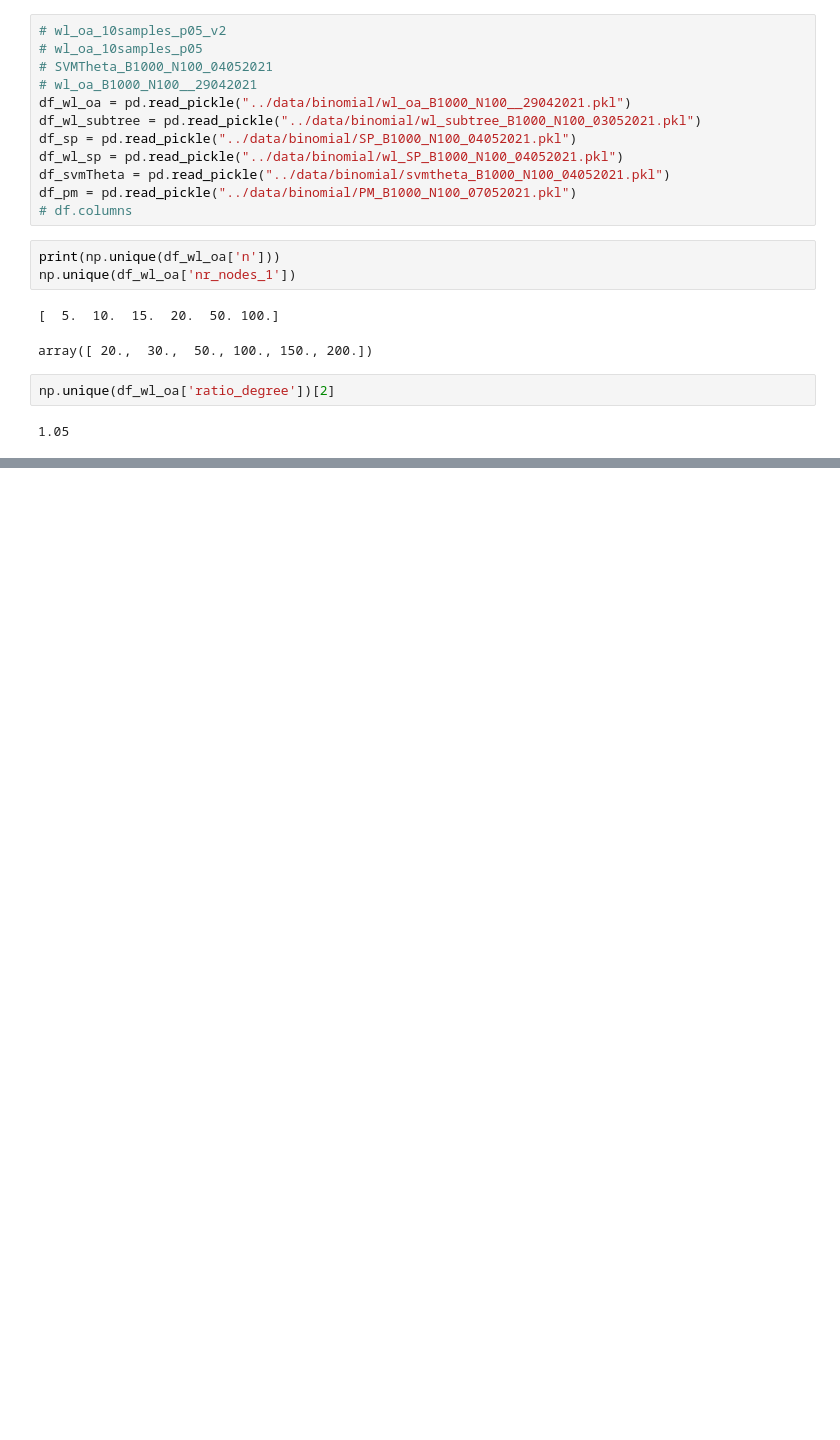
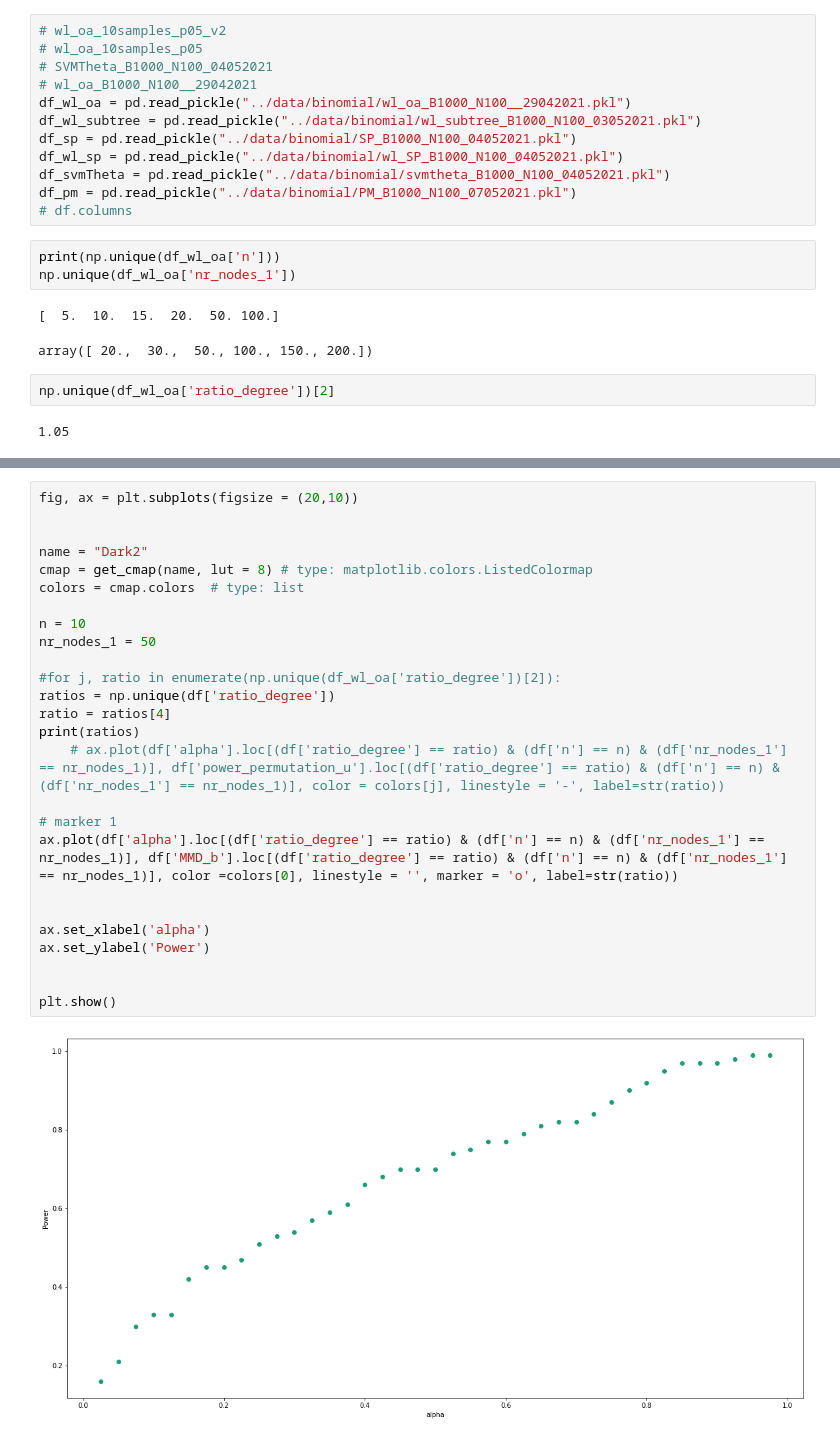
Before and after one commit to ragnarlevi/GTST, a Jupyter notebook: GraphMMDExperiments/BinomialGraphsVisual.ipynb, the cells around one changed output, grey strips where cells are left out. Saved outputs shown, nothing was run; the diff lists cells and outputs as text; blank space fills up the shorter version.

```diff
--- a/GraphMMDExperiments/BinomialGraphsVisual.ipynb
+++ b/GraphMMDExperiments/BinomialGraphsVisual.ipynb
@@ -111,0 +116,28 @@ plt.show()
+# %%
+fig, ax = plt.subplots(figsize = (20,10))
+
+
+name = "Dark2"
+cmap = get_cmap(name, lut = 8) # type: matplotlib.colors.ListedColormap
+colors = cmap.colors  # type: list
+
+n = 10
+nr_nodes_1 = 50
+
+#for j, ratio in enumerate(np.unique(df_wl_oa['ratio_degree'])[2]):
+ratios = np.unique(df['ratio_degree'])
+ratio = ratios[4]
+print(ratios)
+    # ax.plot(df['alpha'].loc[(df['ratio_degree'] == ratio) & (df['n'] == n) & (df['nr_nodes_1'] == nr_nodes_1)], df['power_permutation_u'].loc[(df['ratio_degree'] == ratio) & (df['n'] == n) & (df['nr_nodes_1'] == nr_nodes_1)], color = colors[j], linestyle = '-', label=str(ratio))
+
+# marker 1
+ax.plot(df['alpha'].loc[(df['ratio_degree'] == ratio) & (df['n'] == n) & (df['nr_nodes_1'] == nr_nodes_1)], df['MMD_b'].loc[(df['ratio_degree'] == ratio) & (df['n'] == n) & (df['nr_nodes_1'] == nr_nodes_1)], color =colors[0], linestyle = '', marker = 'o', label=str(ratio))
+
+
+ax.set_xlabel('alpha')
+ax.set_ylabel('Power')
+
+
+plt.show()
+# %% [output]
+[figure, added]
```
Also changed, not shown: parts of 3 cells of this notebook, 2 other files.
